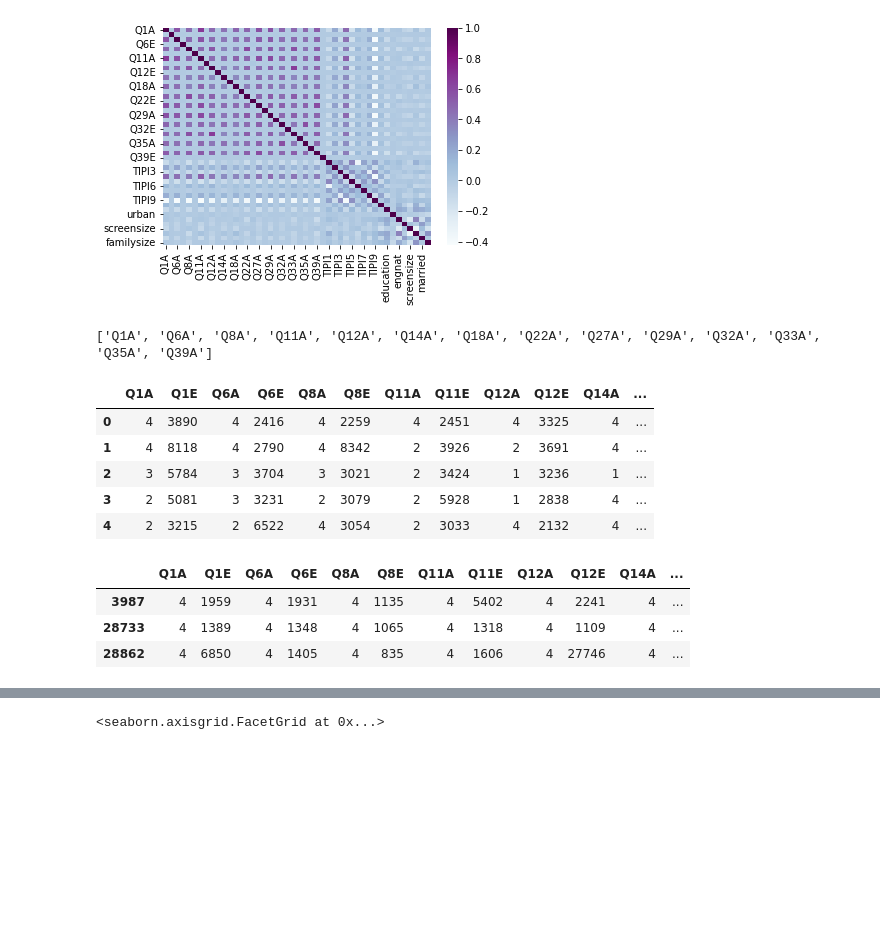
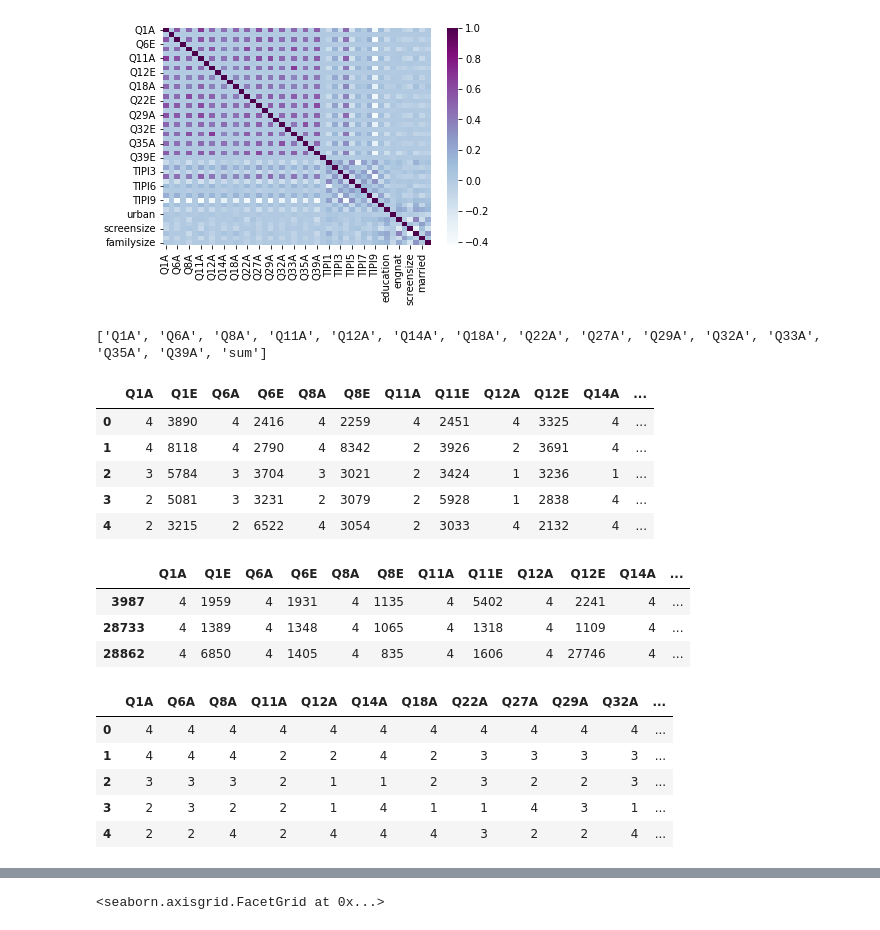
Before and after one commit to youssef02/ML-and-PR-, a Jupyter notebook: Code.ipynb, the cells around one changed output, grey strips where cells are left out. Cells and saved outputs as stored; diff of their text form; code cells hidden in the pictures; blank space fills up the shorter version.

```diff
--- a/Code.ipynb
+++ b/Code.ipynb
@@ -123,12 +126,15 @@ for i in df.columns:
         columns_QA.append(i)
 
 
-print(columns_QA)
+
+
 
 df["sum"] = df[columns_QA].sum(axis=1)
+columns_QA.append("sum")
+print(columns_QA)
 df.head()
 # %% [output]
-['Q1A', 'Q6A', 'Q8A', 'Q11A', 'Q12A', 'Q14A', 'Q18A', 'Q22A', 'Q27A', 'Q29A', 'Q32A', 'Q33A', 'Q35A', 'Q39A']
+['Q1A', 'Q6A', 'Q8A', 'Q11A', 'Q12A', 'Q14A', 'Q18A', 'Q22A', 'Q27A', 'Q29A', 'Q32A', 'Q33A', 'Q35A', 'Q39A', 'sum']
 |  | Q1A | Q1E | Q6A | Q6E | Q8A | Q8E | Q11A | Q11E | Q12A | Q12E | Q14A | ... |
 | 0 | 4 | 3890 | 4 | 2416 | 4 | 2259 | 4 | 2451 | 4 | 3325 | 4 | ... |
 | 1 | 4 | 8118 | 4 | 2790 | 4 | 8342 | 2 | 3926 | 2 | 3691 | 4 | ... |
@@ -143,3 +149,15 @@ df.sort_values(by=['sum'], ascending=False).head(n=3)
 | 3987 | 4 | 1959 | 4 | 1931 | 4 | 1135 | 4 | 5402 | 4 | 2241 | 4 | ... |
 | 28733 | 4 | 1389 | 4 | 1348 | 4 | 1065 | 4 | 1318 | 4 | 1109 | 4 | ... |
 | 28862 | 4 | 6850 | 4 | 1405 | 4 | 835 | 4 | 1606 | 4 | 27746 | 4 | ... |
+# %%
+
+df_QA = df[columns_QA]
+
+df_QA.head()
+# %% [output]
+|  | Q1A | Q6A | Q8A | Q11A | Q12A | Q14A | Q18A | Q22A | Q27A | Q29A | Q32A | ... |
+| 0 | 4 | 4 | 4 | 4 | 4 | 4 | 4 | 4 | 4 | 4 | 4 | ... |
+| 1 | 4 | 4 | 4 | 2 | 2 | 4 | 2 | 3 | 3 | 3 | 3 | ... |
+| 2 | 3 | 3 | 3 | 2 | 1 | 1 | 2 | 3 | 2 | 2 | 3 | ... |
+| 3 | 2 | 3 | 2 | 2 | 1 | 4 | 1 | 1 | 4 | 3 | 1 | ... |
+| 4 | 2 | 2 | 4 | 2 | 4 | 4 | 4 | 3 | 2 | 2 | 4 | ... |
```
Also changed, not shown: parts of 11 cells of this notebook, 4 other files.
